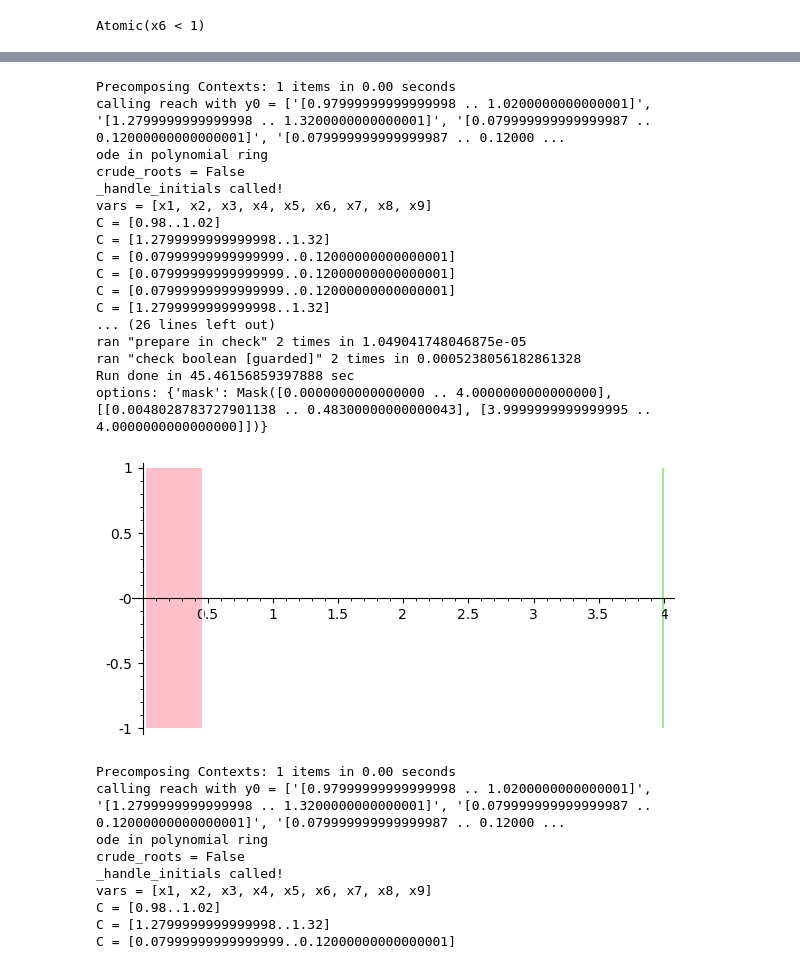
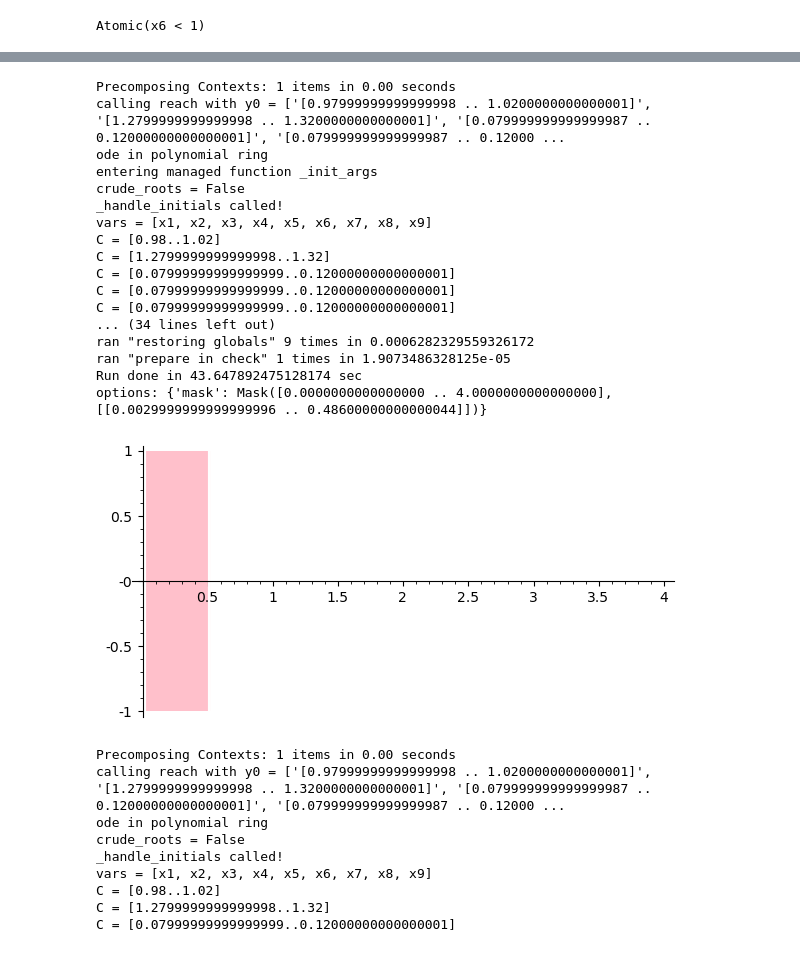
Before and after one commit to twright/Logic-of-Behaviour-in-Uncertain-Contexts, a Jupyter notebook: notebooks/Genetic Oscillator Masks, extra optimization.ipynb, the cells around one changed output, grey strips where cells are left out. Drawn from its saved outputs; the diff is of its cells as text; code cells hidden in the pictures.

Commit message:
Fixes to signal F/G shifts beyond time zero

```diff
--- a/notebooks/Genetic Oscillator Masks, extra optimization.ipynb
+++ b/notebooks/Genetic Oscillator Masks, extra optimization.ipynb
@@ -169,2 +169,5 @@ options: {'use_masks': False, 'crude_roots': True}
+# %%
+sigPc = test_monitoring(P, 4, use_masks=False, crude_roots=True, skip_unpreconditioning=True)[1]
+sigPc.plot()
 # %%
 sigPc.to_mask_and().plot()
@@ -272,27 +252,27 @@ Run done in 51.598779916763306 sec
 options: {'use_masks': False}
 [figure]
 # %%
-sigQm = test_monitoring(Q, 4, mask=sigP.to_mask_and())[1]
+sigQm = test_monitoring(Q, 4, mask=sigPc.to_mask_and())[1]
 sigQm.plot()
 # %% [output]
 Precomposing Contexts: 1 items in 0.00 seconds
 calling reach with y0 = ['[0.97999999999999998 .. 1.0200000000000001]', '[1.2799999999999998 .. 1.3200000000000001]', '[0.079999999999999987 .. 0.12000000000000001]', '[0.079999999999999987 .. 0.12000 ...
 ode in polynomial ring
+entering managed function _init_args
 crude_roots = False
 _handle_initials called!
 vars = [x1, x2, x3, x4, x5, x6, x7, x8, x9]
 C = [0.98..1.02]
 C = [1.2799999999999998..1.32]
 C = [0.07999999999999999..0.12000000000000001]
 C = [0.07999999999999999..0.12000000000000001]
 C = [0.07999999999999999..0.12000000000000001]
-C = [1.2799999999999998..1.32]
-... (26 lines left out)
-ran "prepare in check" 2 times in 1.049041748046875e-05
-ran "check boolean [guarded]" 2 times in 0.0005238056182861328
-Run done in 45.46156859397888 sec
-options: {'mask': Mask([0.0000000000000000 .. 4.0000000000000000], [[0.0048028783727901138 .. 0.48300000000000043], [3.9999999999999995 .. 4.0000000000000000]])}
+... (34 lines left out)
+ran "restoring globals" 9 times in 0.0006282329559326172
+ran "prepare in check" 1 times in 1.9073486328125e-05
+Run done in 43.647892475128174 sec
+options: {'mask': Mask([0.0000000000000000 .. 4.0000000000000000], [[0.0029999999999999996 .. 0.48600000000000044]])}
-[figure, old version]
+[figure, new version]
 # %%
 sigQc = test_monitoring(Q, 4, mask=sigPc.to_mask_and())[1]
 sigQc.plot()
```
Also changed, not shown: parts of 8 cells of this notebook, 15 other files.
